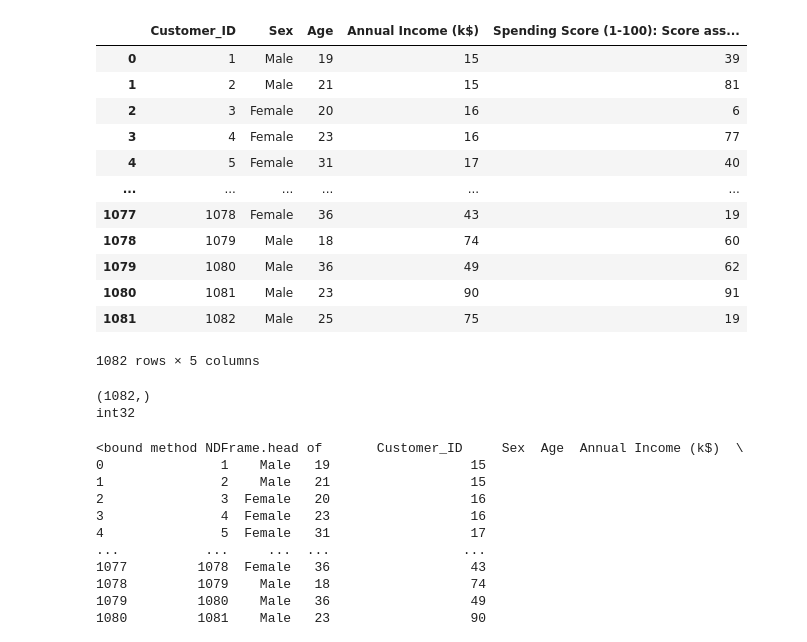
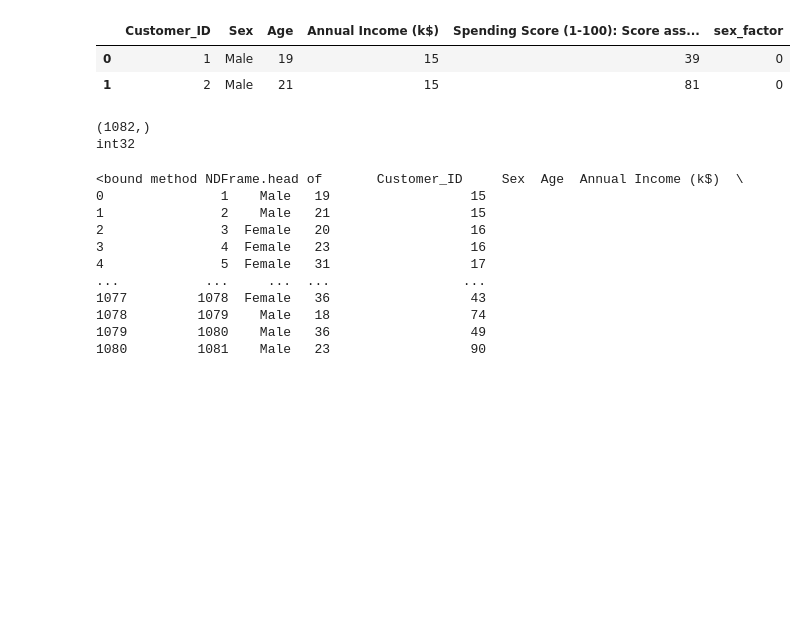
Before and after one commit to DavidC0011/MiniTermProject, a Jupyter notebook: MiniTermProject_KMeans.ipynb, the cells around one changed output. Drawn from its saved outputs; the diff is of its cells as text; code cells hidden in the pictures; blank space fills up the shorter version.

```diff
--- a/MiniTermProject_KMeans.ipynb
+++ b/MiniTermProject_KMeans.ipynb
@@ -6,21 +6,12 @@ import matplotlib.pyplot as plt
 # %%
 #import data and create data frame
 df = pd.read_csv("Supermarket_Customers_data_v2.csv", delimiter=';')
-df
+df['sex_factor'] = pd.factorize(df.Sex)[0]
+df.head(2)
 # %% [output]
-|  | Customer_ID | Sex | Age | Annual Income (k$) | Spending Score (1-100): Score ass... |
-| 0 | 1 | Male | 19 | 15 | 39 |
-| 1 | 2 | Male | 21 | 15 | 81 |
-| 2 | 3 | Female | 20 | 16 | 6 |
-| 3 | 4 | Female | 23 | 16 | 77 |
-| 4 | 5 | Female | 31 | 17 | 40 |
-| ... | ... | ... | ... | ... | ... |
-| 1077 | 1078 | Female | 36 | 43 | 19 |
-| 1078 | 1079 | Male | 18 | 74 | 60 |
-| 1079 | 1080 | Male | 36 | 49 | 62 |
-| 1080 | 1081 | Male | 23 | 90 | 91 |
-| 1081 | 1082 | Male | 25 | 75 | 19 |
+|  | Customer_ID | Sex | Age | Annual Income (k$) | Spending Score (1-100): Score ass... | sex_factor |
+| 0 | 1 | Male | 19 | 15 | 39 | 0 |
+| 1 | 2 | Male | 21 | 15 | 81 | 0 |
-1082 rows × 5 columns
 # %%
 #Clusters plotted: Annual Income against Spending Score
 X = df.iloc[:, [3,4]].values
```
Also changed, not shown: parts of 3 cells of this notebook.
